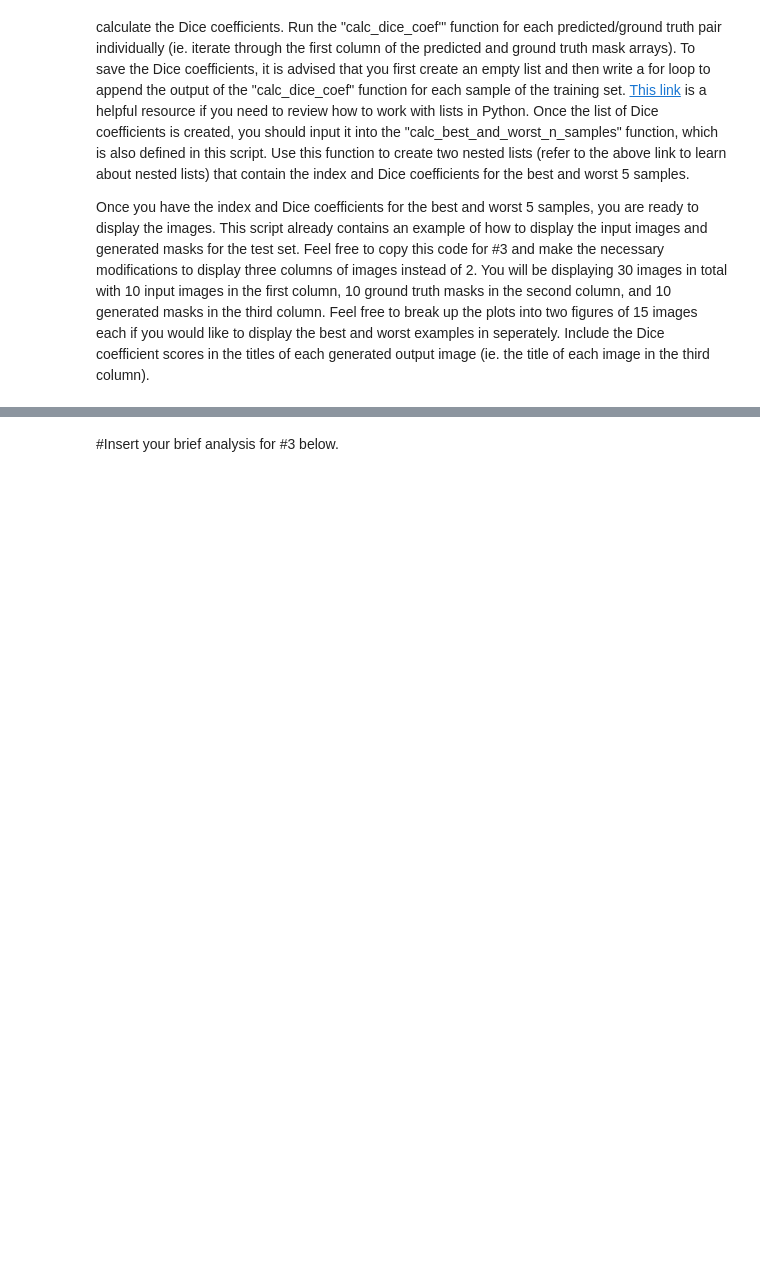
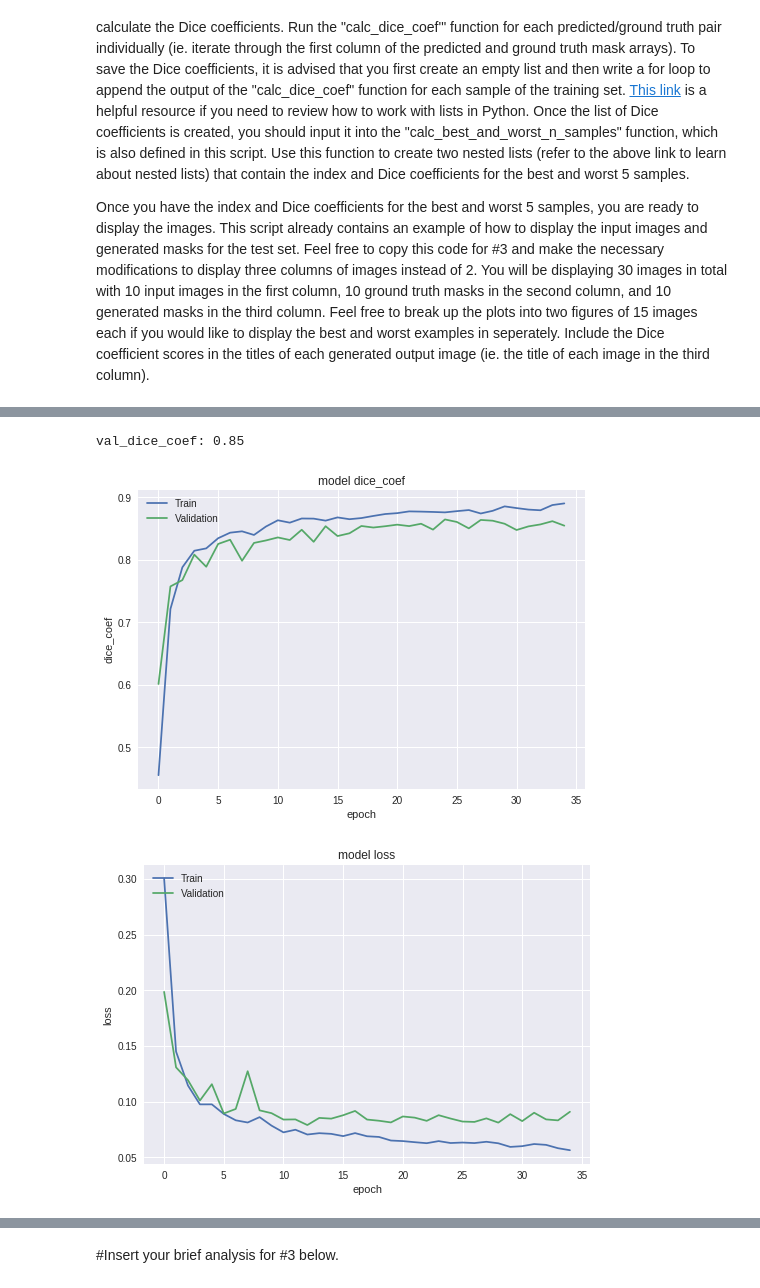
Before and after one commit to wtchu1/bme6938, a Jupyter notebook: Hwk4/Nuclei_Segmentation_HW_Problem.ipynb, the cells around one changed output, grey strips where cells are left out. Drawn from its saved outputs; the diff is of its cells as text; code cells hidden in the pictures; blank space fills up the shorter version.

```diff
--- a/Hwk4/Nuclei_Segmentation_HW_Problem.ipynb
+++ b/Hwk4/Nuclei_Segmentation_HW_Problem.ipynb
@@ -213,5 +237,18 @@ u_net = get_unet()
+# %%
+# ---- Implement Early stopping: Task #1 ------
+import keras
+stop_early = keras.callbacks.EarlyStopping(monitor='val_dice_coef',
+                                           min_delta=0,
+                                           patience=10,
+                                           mode='max')
+#set max number of epochs
+epochs=50
 # %%
 # ------ You need to change -----------------
 # fit model on train_data
 print("\nTraining...")
-history=u_net.fit(train_img,train_mask,validation_split=0.15,batch_size=16,epochs=epochs)
+history=u_net.fit(train_img,train_mask,
+                  validation_split=0.15,
+                  batch_size=16,
+                  epochs=epochs,
+                  callbacks=[stop_early])
@@ -240,3 +296,34 @@ for i in range(40):
+# %%
+last_dice_coef=history.history['val_dice_coef'][len(history.history['val_dice_coef'])-1]
+print('val_dice_coef: %0.2f' %last_dice_coef)
+# %% [output]
+val_dice_coef: 0.85
+# %%
+#Insert code to complete Task #2
+
+
+
+def plot_train_and_val(history):
+  plt.plot(history.history['dice_coef'])
+  plt.plot(history.history['val_dice_coef'])
+  plt.title('model dice_coef')
+  plt.ylabel('dice_coef')
+  plt.xlabel('epoch')
+  plt.legend(['Train', 'Validation'], loc='upper left')
+  plt.show()
+  plt.plot(history.history['loss'])
+  plt.plot(history.history['val_loss'])
+  plt.title('model loss')
+  plt.ylabel('loss')
+  plt.xlabel('epoch')
+  plt.legend(['Train', 'Validation'], loc='upper left')
+  plt.show()
+
+# call the function we just created to plot validation and test accuracy/loss
+plot_train_and_val(history)
+# %% [output]
+[figure, added]
+[figure, added]
 # %%
 # ------ No need to change this code, just use it as is -------
 # computes DICE for a given ground truth mask and predicted mask
```
Also changed, not shown: parts of 12 cells of this notebook.
